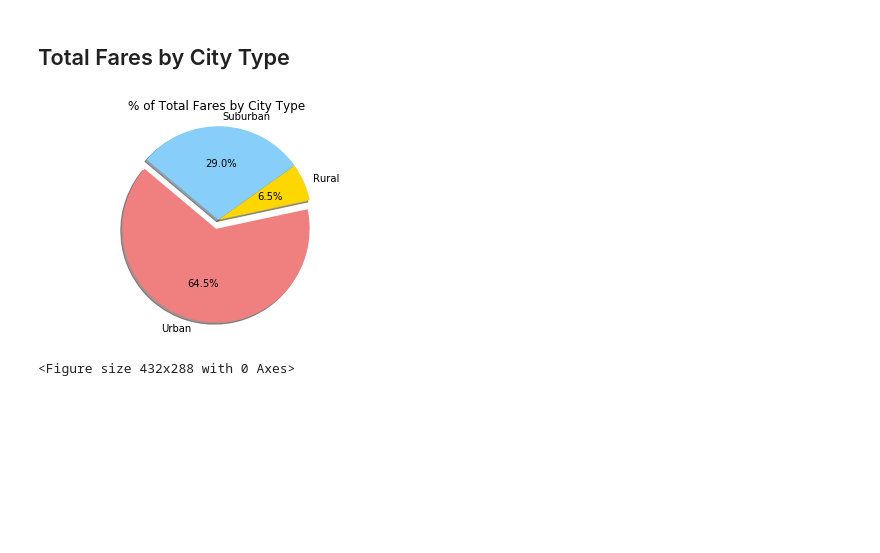
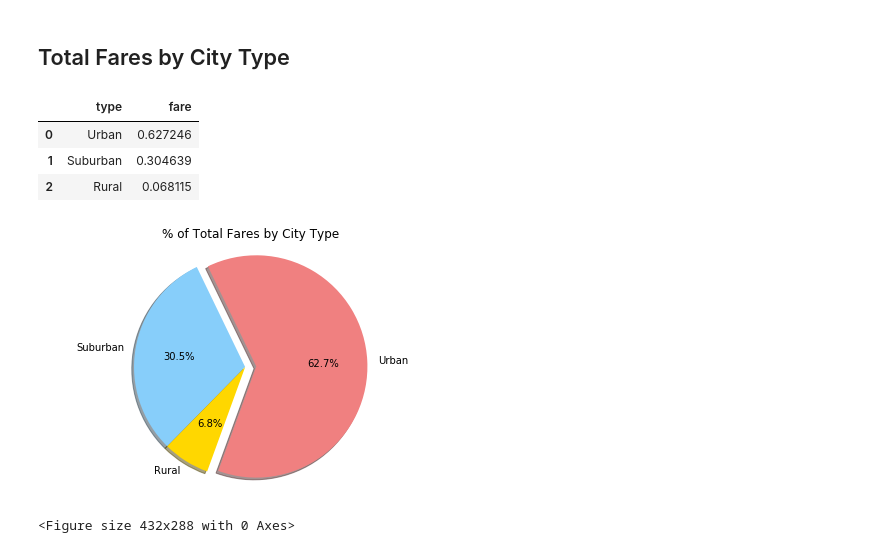
Before and after one commit to bbobba/matplotlib-challenge, a Jupyter notebook: pyber-ride-sharing-analysis.ipynb, the cells around one changed output. Drawn from its saved outputs; the diff is of its cells as text; code cells hidden in the pictures; blank space fills up the shorter version.

Commit message:
+ final solutions for bubble and ttl fares plots

```diff
--- a/pyber-ride-sharing-analysis.ipynb
+++ b/pyber-ride-sharing-analysis.ipynb
@@ -113,32 +141,50 @@ plt.savefig('pyber_bubble_plot.png')
+# %%
+# Calculate Type Percents
+fares_percent = merged_df.groupby(['type'])
+fares_percent = fares_percent[['fare']].sum().sort_values(by=['fare'], ascending=False)
+fares_percent.apply(lambda x: x/x.sum()).reset_index()
+# %% [output]
+|  | type | fare |
+| 0 | Urban | 0.627246 |
+| 1 | Suburban | 0.304639 |
+| 2 | Rural | 0.068115 |
 # %%
 # Build Pie Chart
 
 # Values of each section
-sizes = [67.7, 6.8, 30.5] # *****NOTE **** Placeholder values to build chart -- will replace with calculated %'s from df'
+sizes = fares_percent['fare']
 
-# Only "explode" the 1st slice (i.e. 'Urban')
+# Only "explode" the 1st slice (should be the greatest %, since df was sorted)
 explode = (0.1, 0, 0)
 
 # Labels for each section
-labels = 'Urban', 'Rural', 'Suburban'
+labels = fares_percent.index
 
 # The colors of each section
-colors = ['lightcoral', 'gold', 'lightskyblue']
+colors = ['lightcoral', 'lightskyblue', 'gold']
 
 # Create the pie chart based upon the values above
-fig1, ax1 = plt.subplots()
-ax1.pie(sizes, explode=explode, labels=labels, colors=colors, autopct='%1.1f%%', shadow=True, startangle=140)
+plt.pie(sizes,
+        explode = explode,
+        labels = labels,
+        colors = colors,
+        autopct = '%1.1f%%',
+        shadow = True,
+        startangle = 250)
 
 # Add title
 plt.title('% of Total Fares by City Type')
 
-# Equal aspect ratio ensures that pie is drawn as a circle.
-ax1.axis('equal')
+# Equal aspect ratio ensures that pie is drawn as a circle
+plt.axis('equal')
+
+# Auto-adjust params
+plt.tight_layout()
 
 # Show plot
 plt.show()
 # %% [output]
-[figure, old version]
+[figure, new version]
 # %%
 # Save Figure
 plt.savefig('fares-by-city-type.png')
```
Also changed, not shown: parts of 9 cells of this notebook.
